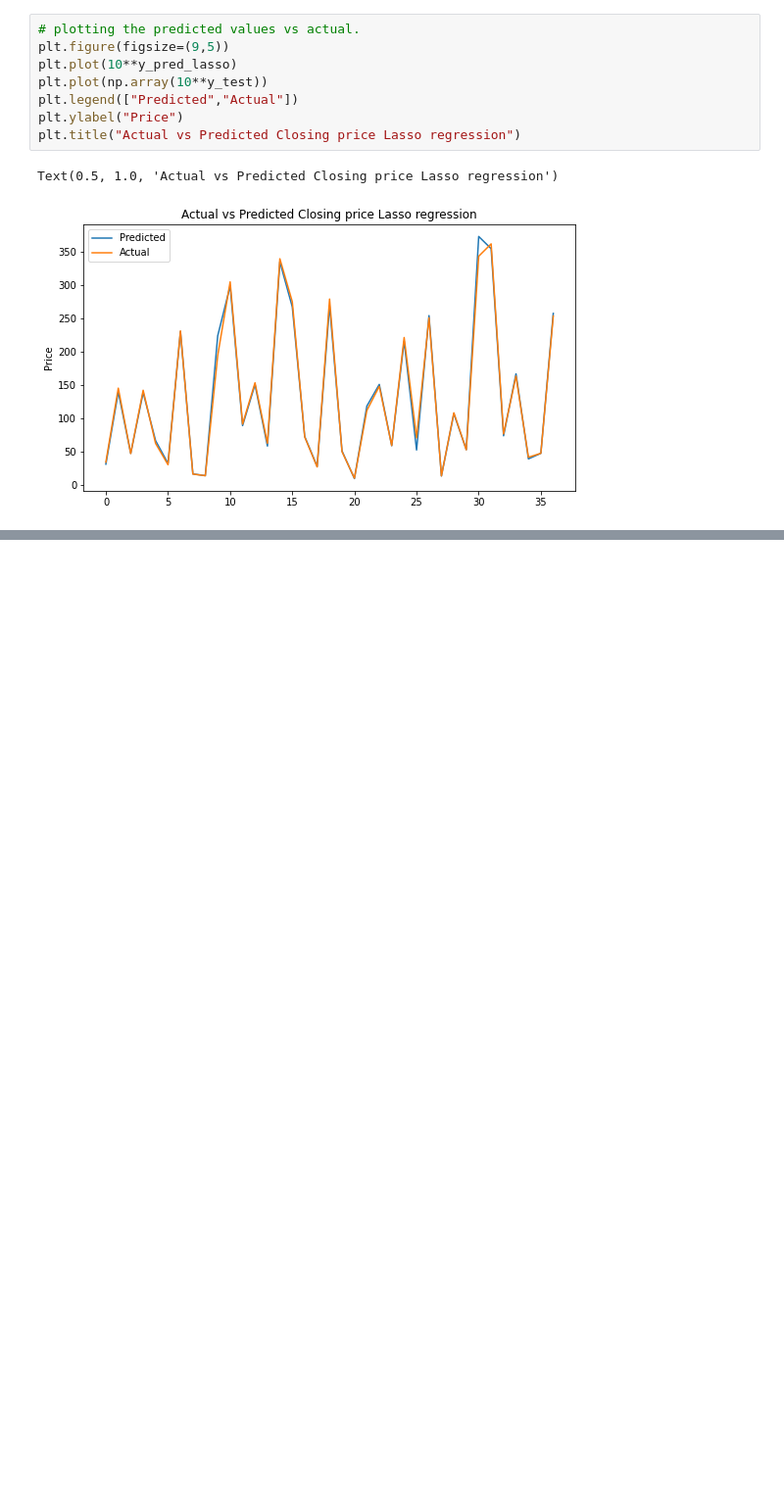
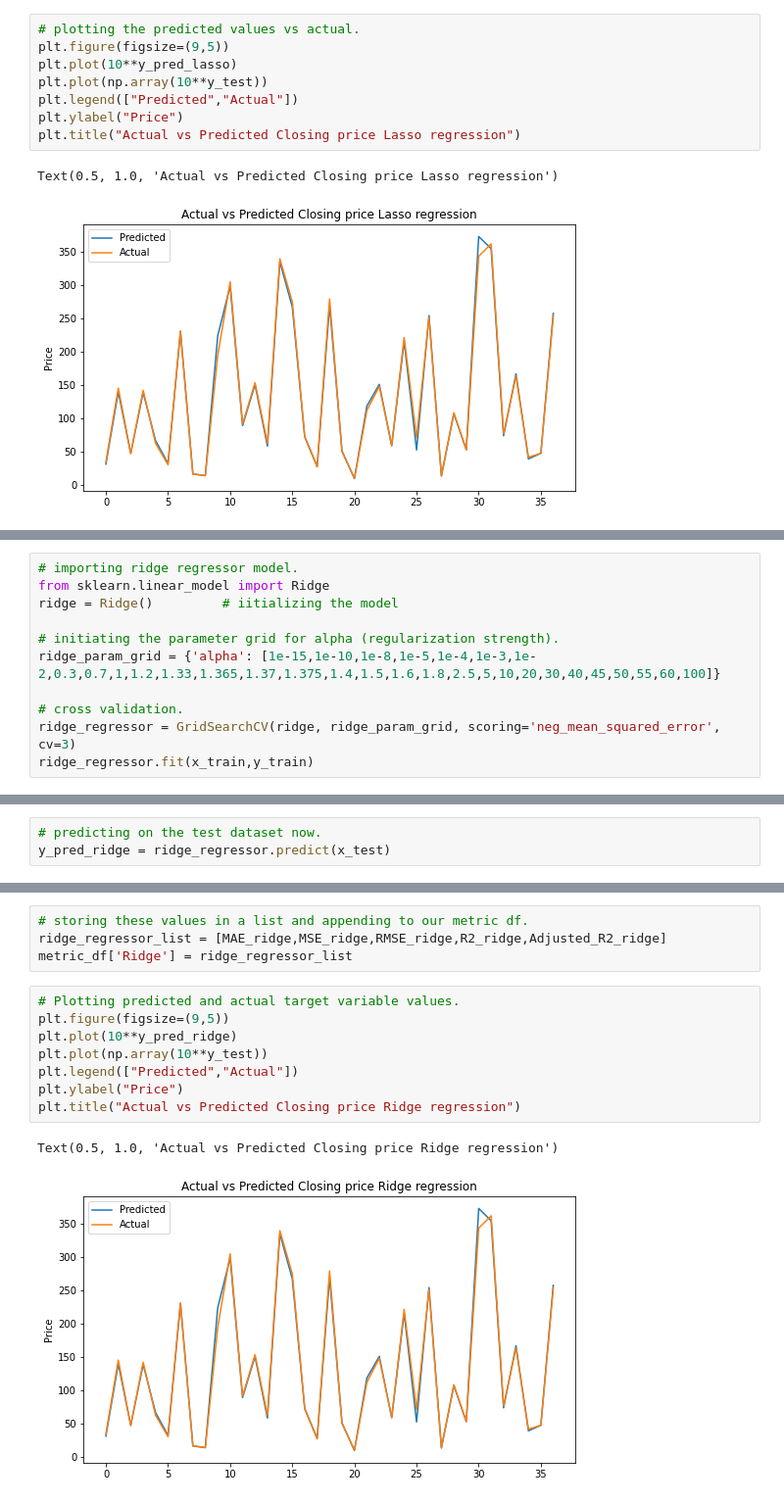
Before and after one commit to Amol2332/yes-bank-stock-price-prediction, a Jupyter notebook: yes_bank.ipynb, the cells around one changed output, grey strips where cells are left out. Shown at 98% size. Cells and saved outputs as stored; diff of their text form; blank space fills up the shorter version.

```diff
--- a/yes_bank.ipynb
+++ b/yes_bank.ipynb
@@ -540,0 +545,11 @@ Text(0.5, 1.0, 'Actual vs Predicted Closing price Lasso regression')
+# %%
+# importing ridge regressor model.
+from sklearn.linear_model import Ridge
+ridge = Ridge()         # iitializing the model
+
+# initiating the parameter grid for alpha (regularization strength).
+ridge_param_grid = {'alpha': [1e-15,1e-10,1e-8,1e-5,1e-4,1e-3,1e-2,0.3,0.7,1,1.2,1.33,1.365,1.37,1.375,1.4,1.5,1.6,1.8,2.5,5,10,20,30,40,45,50,55,60,100]}
+
+# cross validation.
+ridge_regressor = GridSearchCV(ridge, ridge_param_grid, scoring='neg_mean_squared_error', cv=3)
+ridge_regressor.fit(x_train,y_train)
@@ -540,0 +573,3 @@ Text(0.5, 1.0, 'Actual vs Predicted Closing price Lasso regression')
+# %%
+# predicting on the test dataset now.
+y_pred_ridge = ridge_regressor.predict(x_test)
@@ -540,0 +598,15 @@ Text(0.5, 1.0, 'Actual vs Predicted Closing price Lasso regression')
+# %%
+# storing these values in a list and appending to our metric df.
+ridge_regressor_list = [MAE_ridge,MSE_ridge,RMSE_ridge,R2_ridge,Adjusted_R2_ridge]
+metric_df['Ridge'] = ridge_regressor_list
+# %%
+# Plotting predicted and actual target variable values.
+plt.figure(figsize=(9,5))
+plt.plot(10**y_pred_ridge)
+plt.plot(np.array(10**y_test))
+plt.legend(["Predicted","Actual"])
+plt.ylabel("Price")
+plt.title("Actual vs Predicted Closing price Ridge regression")
+# %% [output]
+Text(0.5, 1.0, 'Actual vs Predicted Closing price Ridge regression')
+[figure, added]
```
Also changed, not shown: parts of 5 cells of this notebook.
